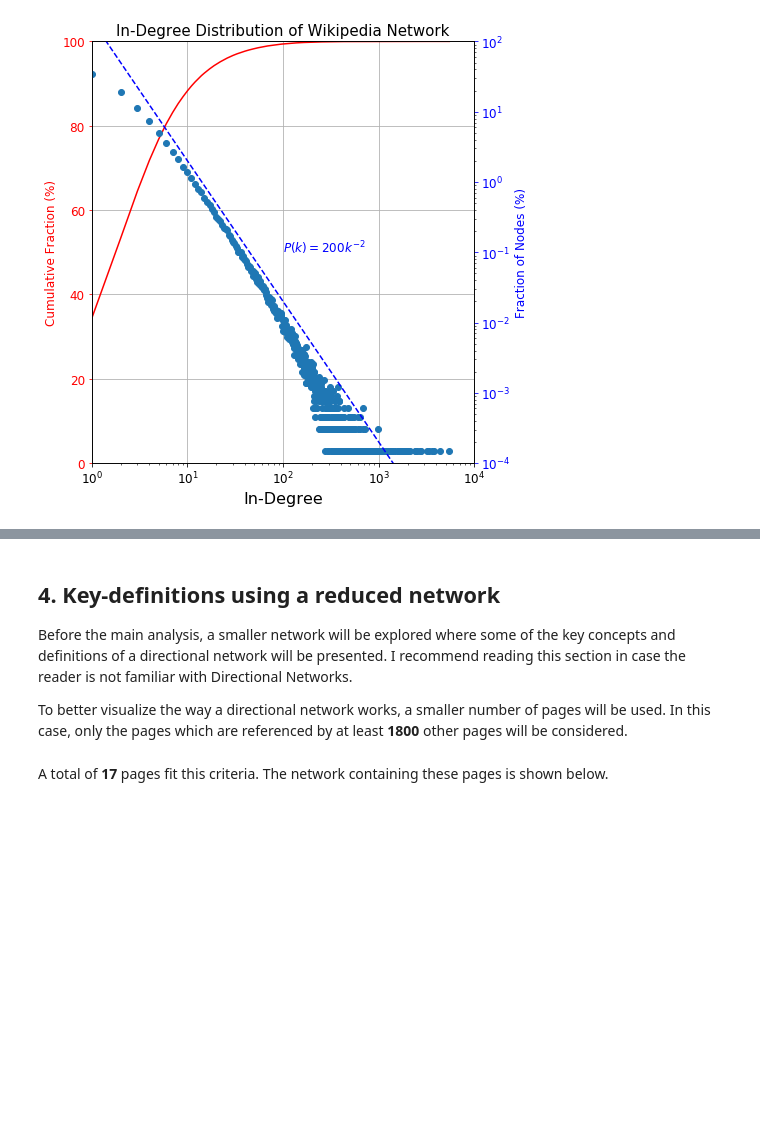
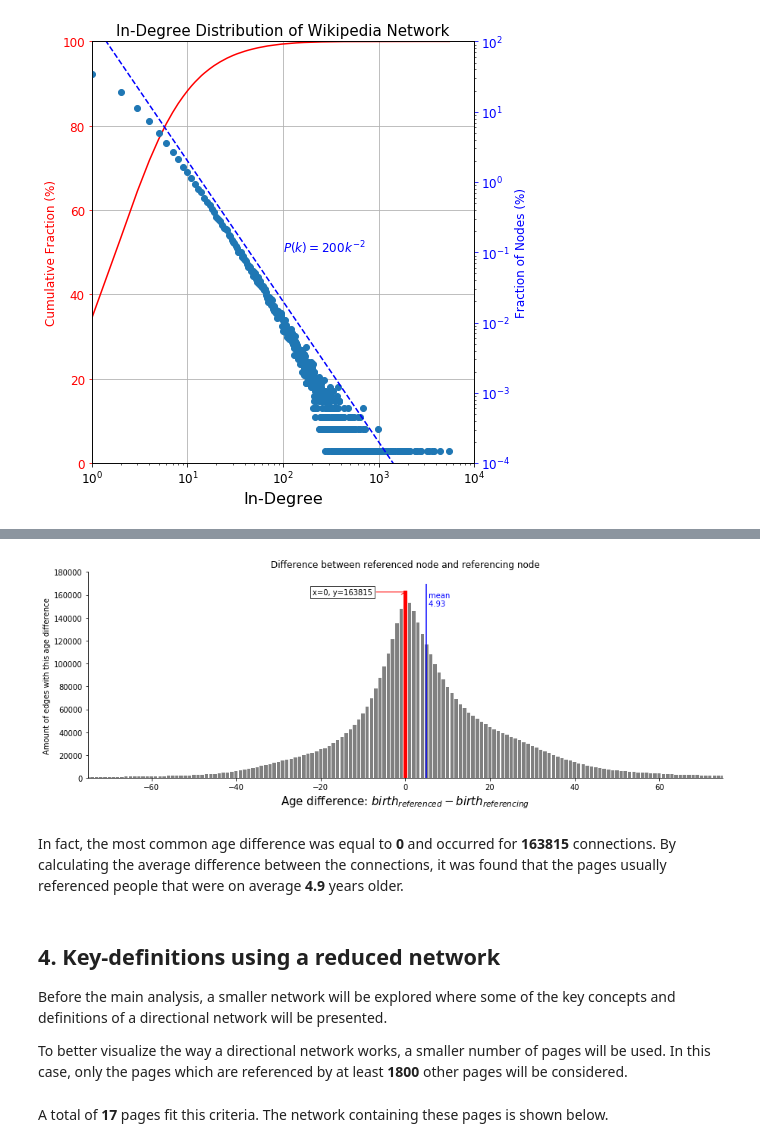
Before and after one commit to Brandevin/Wikipedia_Network, a Jupyter notebook: main.ipynb, the cells around one changed output, grey strips where cells are left out. Saved outputs shown, nothing was run; the diff lists cells and outputs as text; code cells hidden in the pictures; blank space fills up the shorter version.

```diff
--- a/main.ipynb
+++ b/main.ipynb
@@ -151,0 +182,5 @@ ax1.grid()
+# %%
+#Finding the age difference between each connection
+difference_list=[]
+for index,row in wikipedia_unified.iterrows():
+    difference_list+=list(row['year_difference_vector'])
@@ -152,7 +194,59 @@ ax1.grid()
+# %%
+#Function to add annotation to top bar of the barplot
+def annot_max(x,y, ax=None):
+    dict_values=dict(zip(x,y))
+    xmax=max(dict_values.items(),key=operator.itemgetter(1))[0]
+    ymax=max(y)
+
+    text= "x={:.0f}, y={:.0f}".format(xmax, ymax)
+    if not ax:
+        ax=plt.gca()
+    bbox_props = dict(boxstyle="square,pad=0.3", fc="w", ec="k", lw=0.72)
+    arrowprops=dict(arrowstyle="->",connectionstyle="angle,angleA=0,angleB=60",color='red')
+    kw = dict(xycoords='data',textcoords="data",
+              arrowprops=arrowprops, bbox=bbox_props, ha="left", va="top")
+    ax.annotate(text, xy=(xmax, ymax), xytext=(xmax-22,ymax+2000), **kw)
+    return xmax,ymax
+
+#Counting the number of occurrences grouped by age difference
+difference_count=Counter(difference_list)
+mean_diff=np.mean(difference_list)
+
+#Plot
+fig,ax=plt.subplots(figsize=(15,5))
+
+clrs = ['grey' if (x < max(difference_count.values())) else 'red' for x in difference_count.values() ]
+labels = ['grey' if (x < max(difference_count.values())) else 'red' for x in difference_count.values() ]
+
+
+ax.bar(difference_count.keys(),difference_count.values(),color=clrs)
+ax.vlines(mean_diff,0,170000,color='blue')
+ax.text(mean_diff,150000,' mean\n {:.2f}'.format(mean_diff),rotation=0,color='blue')
+
+xmax,ymax=annot_max(difference_count.keys(),difference_count.values())
+
+ax.set_ylim(0,180000)
+ax.set_xlim(-75,75)
+ax.spines['top'].set_visible(False)
+ax.spines['right'].set_visible(False)
+
+
+plt.title('Difference between referenced node and referencing node')
+plt.ylabel('Amount of edges with this age difference')
+plt.xlabel('Age difference: $birth_{referenced}-birth_{referencing}$',size=15);
+# %% [output]
+[figure, added]
+# %%
+md(('In fact, the most common age difference was equal to **{:.0f}** and occurred for **{}** connections.'
+   '\n By calculating the average difference between the connections, it was found that '
+   'the pages usually referenced people that were on average **{:.1f}** years older.').format(xmax,ymax,mean_diff,mean_diff))
+# %% [output]
+In fact, the most common age difference was equal to **0** and occurred for **163815** connections.
+ By calculating the average difference between the connections, it was found that the pages usually referenced people that were on average **4.9** years older.
 # %% [markdown]
 ## 4. Key-definitions using a reduced network
 
-Before the main analysis, a smaller network will be explored where some of the key concepts and definitions of a directional network will be presented. I recommend reading this section in case the reader is not familiar with Directional Networks.
+Before the main analysis, a smaller network will be explored where some of the key concepts and definitions of a directional network will be presented.
 
 To better visualize the way a directional network works, a smaller number of pages will be used. In this case, only the pages which are referenced by at least **1800** other pages will be considered.
 # %%
```
Also changed, not shown: parts of 26 cells of this notebook.
